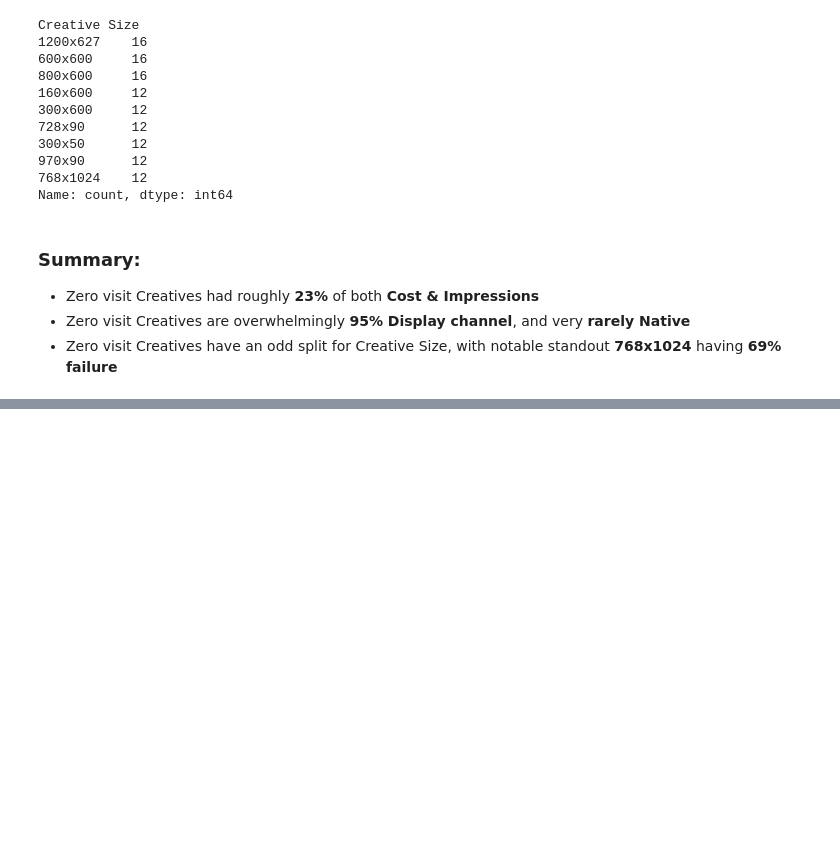
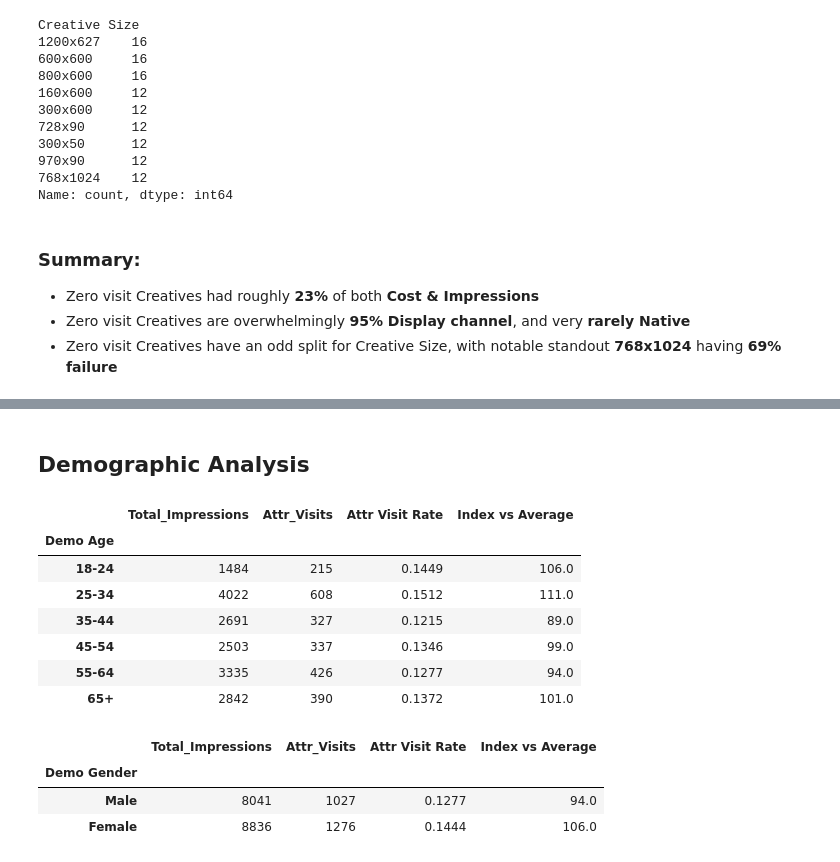
Before and after one commit to EzraGoldberg/portfolio-projects, a Jupyter notebook: 2. Tech Interview Prep/Weather Adtech Data Science/notebooks/Case_Study.ipynb, the cells around one changed output, grey strips where cells are left out. Cells and saved outputs as stored; diff of their text form; code cells hidden in the pictures; blank space fills up the shorter version.

Commit message:
did analysis of geographical data and demographics

```diff
--- a/2. Tech Interview Prep/Weather Adtech Data Science/notebooks/Case_Study.ipynb
+++ b/2. Tech Interview Prep/Weather Adtech Data Science/notebooks/Case_Study.ipynb
@@ -861,0 +974,50 @@ Name: count, dtype: int64
+# %% [markdown]
+## Demographic Analysis
+# %%
+list_Ages = ['18-24', '25-34', '35-44', '45-54', '55-64', '65+']
+list_Genders = ['Male', 'Female']
+list_HHIs = ['$75-100K', '$100-$150K', '$150-250K', '$250K+']
+
+list_per_demographic = {
+    "Demo Age": list_Ages,
+    "Demo Gender": list_Genders,
+    "Demo HHI": list_HHIs,
+}
+# %%
+def demographic_analyze(df, segment_col):
+    grouped = df.groupby(segment_col, as_index=False).agg(
+        Total_Impressions=("Total Impressions", "sum"),
+        Attr_Visits=("Visit", "count"),
+    )
+    grouped["Attr Visit Rate"] = (grouped["Attr_Visits"] / grouped["Total_Impressions"]).round(4)
+    overall_rate = grouped["Attr_Visits"].sum() / grouped["Total_Impressions"].sum()
+    grouped["Index vs Average"] = ((grouped["Attr Visit Rate"] / overall_rate * 100).round(0))
+
+    # sort df by list, use the list_per_demographic dictionary to get the order of values for the segment_col:
+    if segment_col in list_per_demographic:
+        order = list_per_demographic[segment_col] # this gets the list in order, from above (either list_Ages, list_Genders, or list_HHIs)
+        grouped = grouped.set_index(segment_col).reindex(order).reset_index()
+    grouped.set_index(segment_col, inplace=True)
+    return grouped
+# %%
+age_Demo_df    = (demographic_analyze(visitationFTA, "Demo Age"))
+gender_Demo_df = (demographic_analyze(visitationFTA, "Demo Gender"))
+hhi_Demo_df    = (demographic_analyze(visitationFTA, "Demo HHI"))
+# %%
+age_Demo_df
+# %% [output]
+|  | Total_Impressions | Attr_Visits | Attr Visit Rate | Index vs Average |
+| Demo Age |  |  |  |  |
+| 18-24 | 1484 | 215 | 0.1449 | 106.0 |
+| 25-34 | 4022 | 608 | 0.1512 | 111.0 |
+| 35-44 | 2691 | 327 | 0.1215 | 89.0 |
+| 45-54 | 2503 | 337 | 0.1346 | 99.0 |
+| 55-64 | 3335 | 426 | 0.1277 | 94.0 |
+| 65+ | 2842 | 390 | 0.1372 | 101.0 |
+# %%
+gender_Demo_df
+# %% [output]
+|  | Total_Impressions | Attr_Visits | Attr Visit Rate | Index vs Average |
+| Demo Gender |  |  |  |  |
+| Male | 8041 | 1027 | 0.1277 | 94.0 |
+| Female | 8836 | 1276 | 0.1444 | 106.0 |
```
Also changed, not shown: parts of 13 cells of this notebook.
